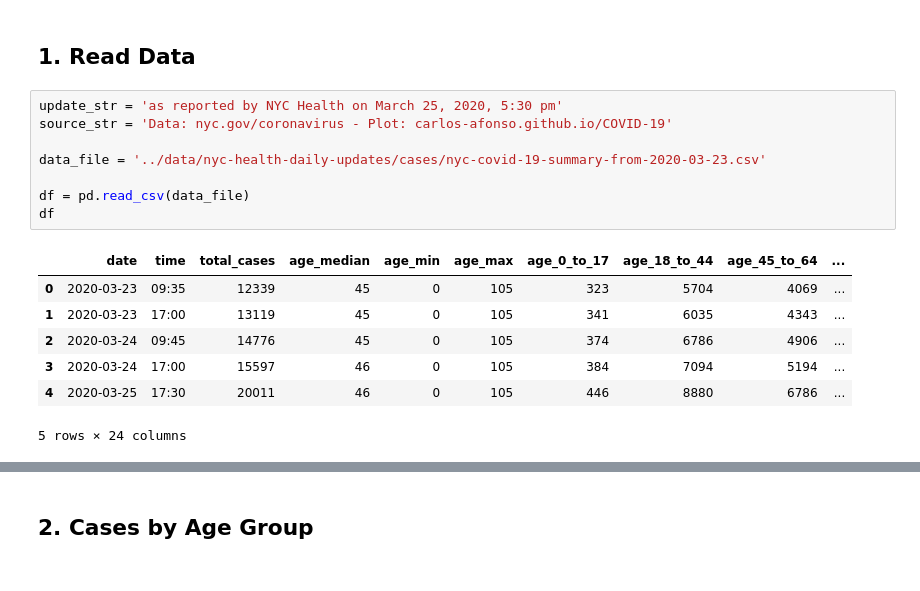
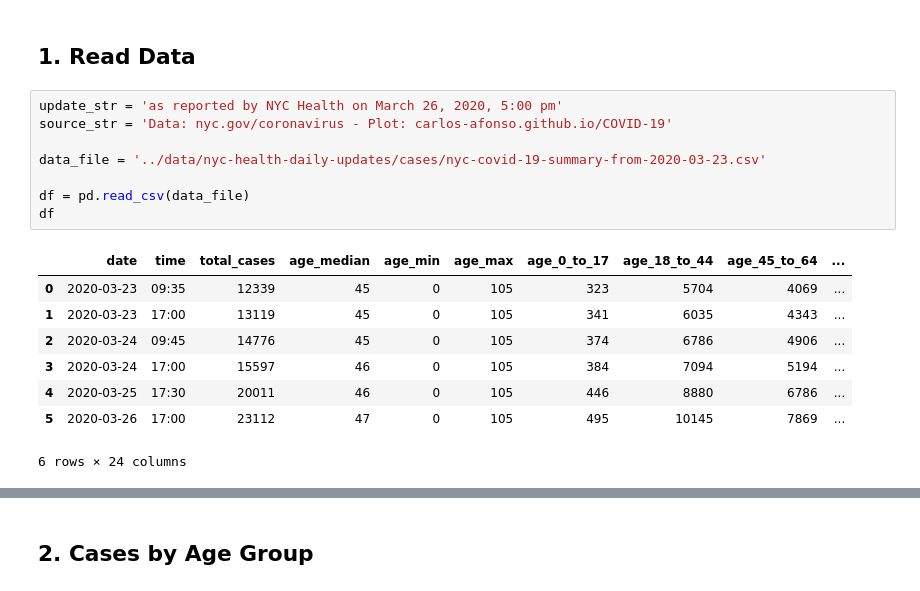
Before and after one commit to carlos-afonso/COVID-19, a Jupyter notebook: notebooks/nyc-covid-19-summary.ipynb, the cells around one changed output, grey strips where cells are left out. Cells and saved outputs as stored; diff of their text form.

```diff
--- a/notebooks/nyc-covid-19-summary.ipynb
+++ b/notebooks/nyc-covid-19-summary.ipynb
@@ -10,21 +10,22 @@ import pandas as pd
 # %% [markdown]
 ## 1. Read Data
 # %%
-update_str = 'as reported by NYC Health on March 25, 2020, 5:30 pm'
+update_str = 'as reported by NYC Health on March 26, 2020, 5:00 pm'
 source_str = 'Data: nyc.gov/coronavirus - Plot: carlos-afonso.github.io/COVID-19'
 
 data_file = '../data/nyc-health-daily-updates/cases/nyc-covid-19-summary-from-2020-03-23.csv'
 
 df = pd.read_csv(data_file)
 df
 # %% [output]
 |  | date | time | total_cases | age_median | age_min | age_max | age_0_to_17 | age_18_to_44 | age_45_to_64 | ... |
 | 0 | 2020-03-23 | 09:35 | 12339 | 45 | 0 | 105 | 323 | 5704 | 4069 | ... |
 | 1 | 2020-03-23 | 17:00 | 13119 | 45 | 0 | 105 | 341 | 6035 | 4343 | ... |
 | 2 | 2020-03-24 | 09:45 | 14776 | 45 | 0 | 105 | 374 | 6786 | 4906 | ... |
 | 3 | 2020-03-24 | 17:00 | 15597 | 46 | 0 | 105 | 384 | 7094 | 5194 | ... |
 | 4 | 2020-03-25 | 17:30 | 20011 | 46 | 0 | 105 | 446 | 8880 | 6786 | ... |
+| 5 | 2020-03-26 | 17:00 | 23112 | 47 | 0 | 105 | 495 | 10145 | 7869 | ... |
-5 rows × 24 columns
+6 rows × 24 columns
 # %%
 # Show latest data
 df.iloc[-1]
```
Also changed, not shown: parts of 4 cells of this notebook, 7 other files.
